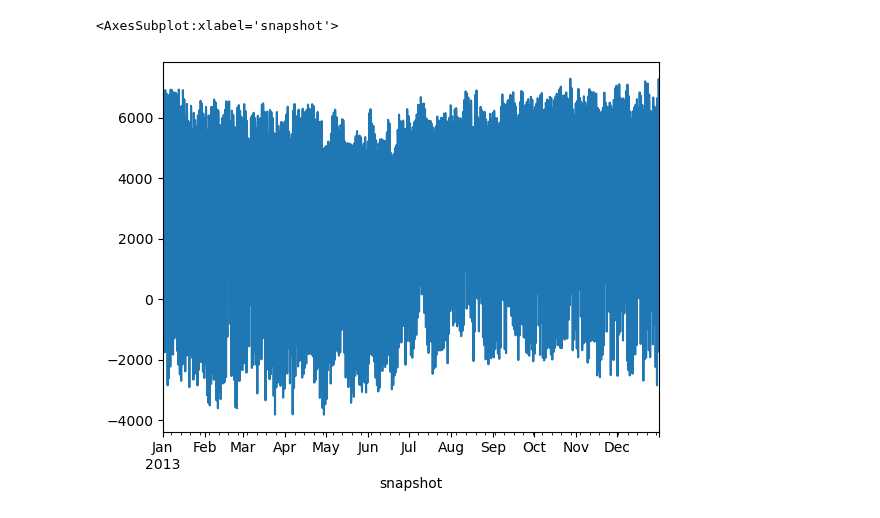
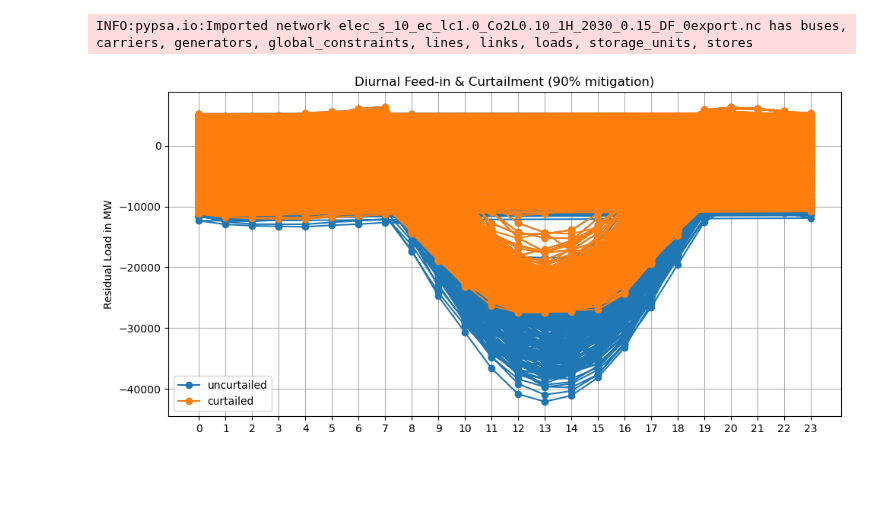
Before and after one commit to energyLS/aldehyde, a Jupyter notebook: workflow/notebooks/plot_rldc.ipynb, the cells around one changed output. Drawn from its saved outputs; the diff is of its cells as text; code cells hidden in the pictures; blank space fills up the shorter version.

```diff
--- a/workflow/notebooks/plot_rldc.ipynb
+++ b/workflow/notebooks/plot_rldc.ipynb
@@ -139,8 +78,3 @@ plt.show()
-# %%
-rlc.plot()
-# %% [output]
-<AxesSubplot:xlabel='snapshot'>
-[figure, removed]
 # %%
 def reverse_mitigation(m):
     # if m is bigger than 1, set it to 1
@@ -151,0 +84,40 @@ rldc = calculate_rlc(n, resample=resampling, incl_curtailed=incl_curtailed, time
+# %%
+#resampling = "H"
+incl_curtailed = True
+
+#xlabel = {"H": "Hours", "D": "Days", "W": "Weeks"}
+mitigation = [0.10] #[2.0, 0.90, 0.80, 0.70, 0.60, 0.50, 0.40, 0.30, 0.20, 0.10]
+
+fig = plt.figure(figsize=(10, 5))
+
+# Get and plot the data
+for m in mitigation:
+
+    m = str(m) + "0" if m < 1 else str(m)
+    path = "elec_s_10_ec_lc1.0_Co2L" + str(m) + "_1H_2030_0.15_DF_0export.nc"
+    n = pypsa.Network(prefix + path)
+
+    rlc = calculate_rlc(n, False, False, False)
+    average_day = rlc.resample('H').mean()
+    rlc_curtail = calculate_rlc(n, False, True, False)
+    average_day_curtailed = rlc_curtail.resample('H').mean()
+    plt.plot(average_day_curtailed.index.hour, average_day_curtailed, marker='o', linestyle= 'none', label = 'uncurtailed')
+    plt.plot(average_day.index.hour, average_day, marker='o', label = 'curtailed')
+
+# Add a title
+plt.title("Diurnal Feed-in & Curtailment (90% mitigation)")
+
+# Add axis labels
+plt.xlabel('Hour of the day')
+plt.ylabel("Residual Load in MW")
+#plt.xlim(0, 23)
+plt.xticks(range(0, 24))
+plt.legend(loc="lower left")
+plt.grid()
+
+plt.tight_layout()
+plt.savefig(output + "rlc_diurnal_curtdiff" + ".pdf")
+plt.show()
+# %% [output]
+INFO:pypsa.io:Imported network elec_s_10_ec_lc1.0_Co2L0.10_1H_2030_0.15_DF_0export.nc has buses, carriers, generators, global_constraints, lines, links, loads, storage_units, stores
+[figure, added]
```
Also changed, not shown: parts of 13 cells of this notebook.
